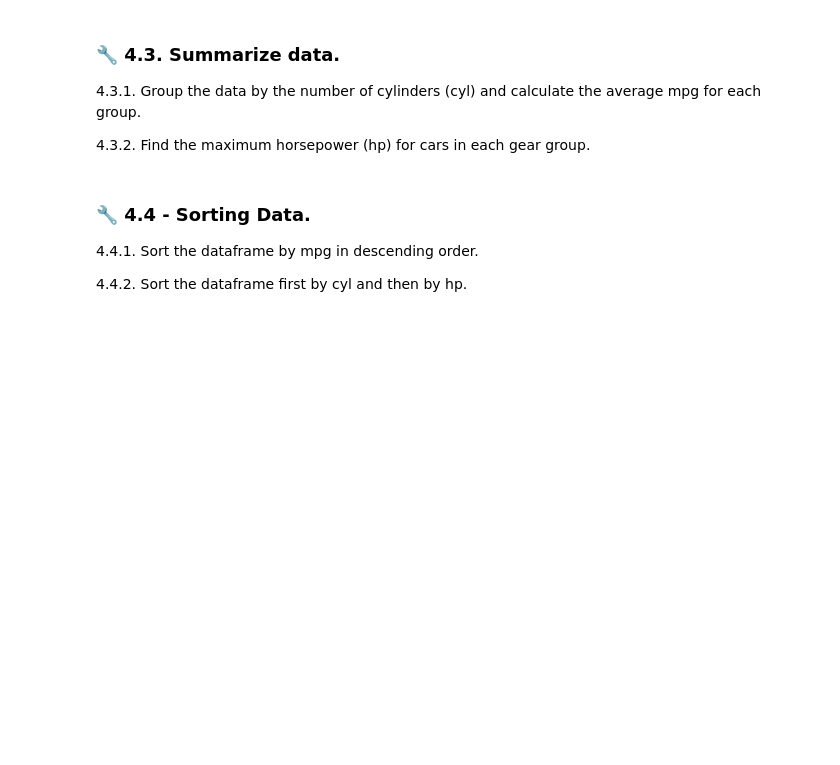
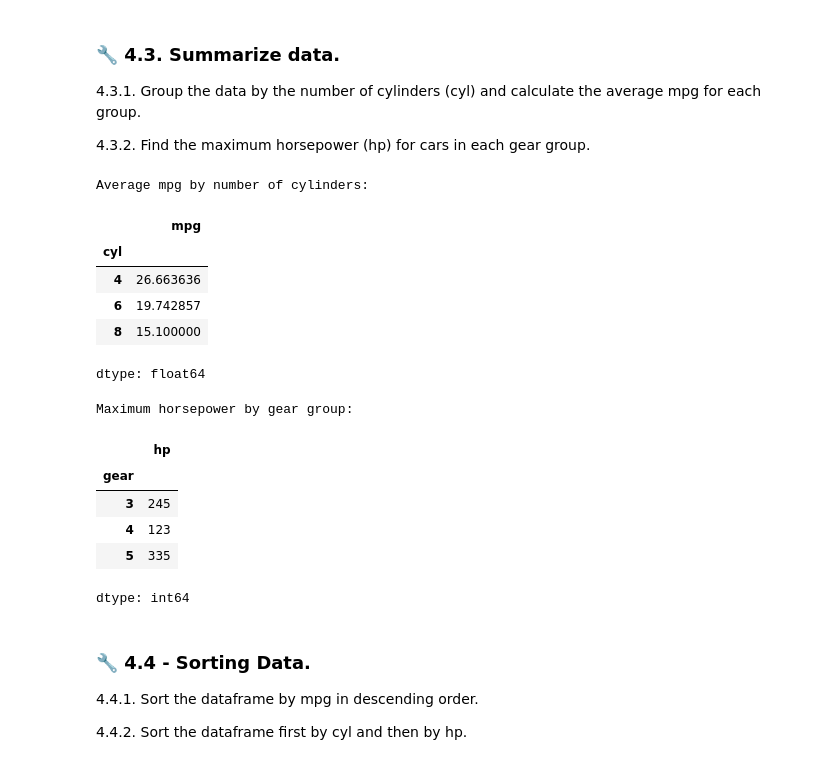
Before and after one commit to Luoxiaowanzi/IS-4487-Guide, a Jupyter notebook: Labs/lab_02_dataframe_intro.ipynb, the cells around one changed output. Cells and saved outputs as stored; diff of their text form; code cells hidden in the pictures; blank space fills up the shorter version.

```diff
--- a/Labs/lab_02_dataframe_intro.ipynb
+++ b/Labs/lab_02_dataframe_intro.ipynb
@@ -115,3 +234,28 @@ In order to print all sub-task outputs, you can either
+# %%
+# 🔧 4.3.1. Group the data by the number of cylinders (cyl) and calculate the average mpg for each group.
+avg_mpg_by_cyl = df.groupby('cyl')['mpg'].mean()
+print("Average mpg by number of cylinders:")
+display(avg_mpg_by_cyl)
+
+# 🔧 4.3.2. Find the maximum horsepower (hp) for cars in each gear group.
+max_hp_by_gear = df.groupby('gear')['hp'].max()
+print("\nMaximum horsepower by gear group:")
+display(max_hp_by_gear)
+# %% [output]
+Average mpg by number of cylinders:
+|  | mpg |
+| cyl |  |
+| 4 | 26.663636 |
+| 6 | 19.742857 |
+| 8 | 15.100000 |
+dtype: float64
+Maximum horsepower by gear group:
+|  | hp |
+| gear |  |
+| 3 | 245 |
+| 4 | 123 |
+| 5 | 335 |
+dtype: int64
 # %% [markdown]
 ### **🔧 4.4 - Sorting Data.**
 
```
Also changed, not shown: parts of 24 cells of this notebook.
